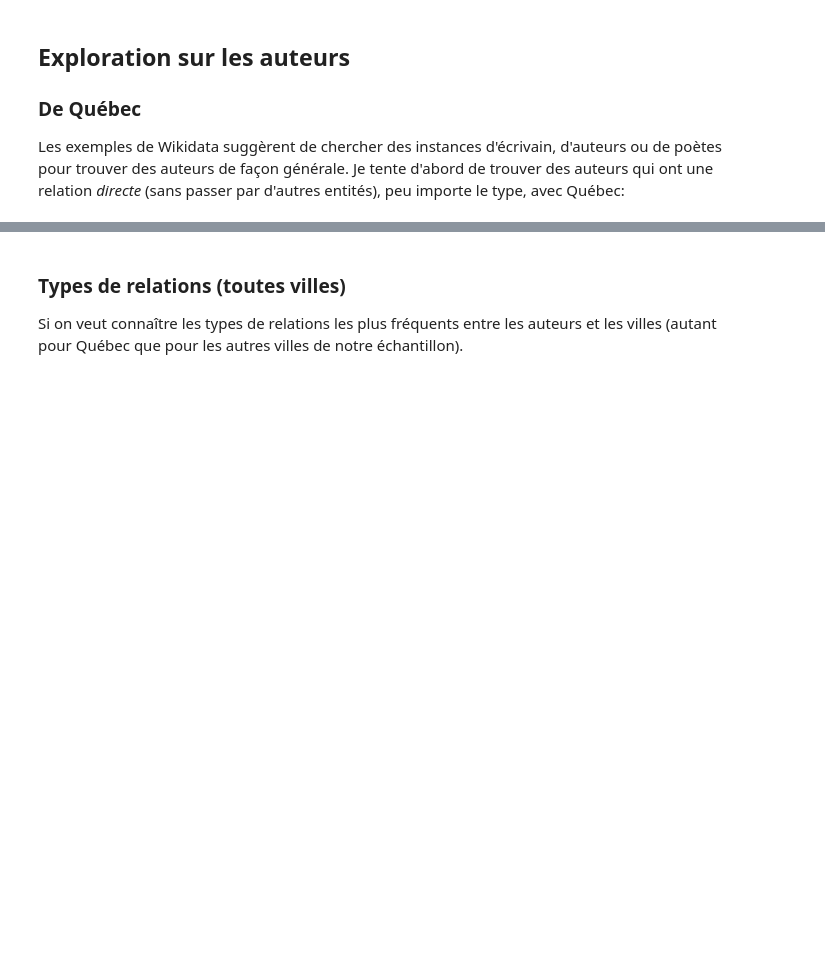
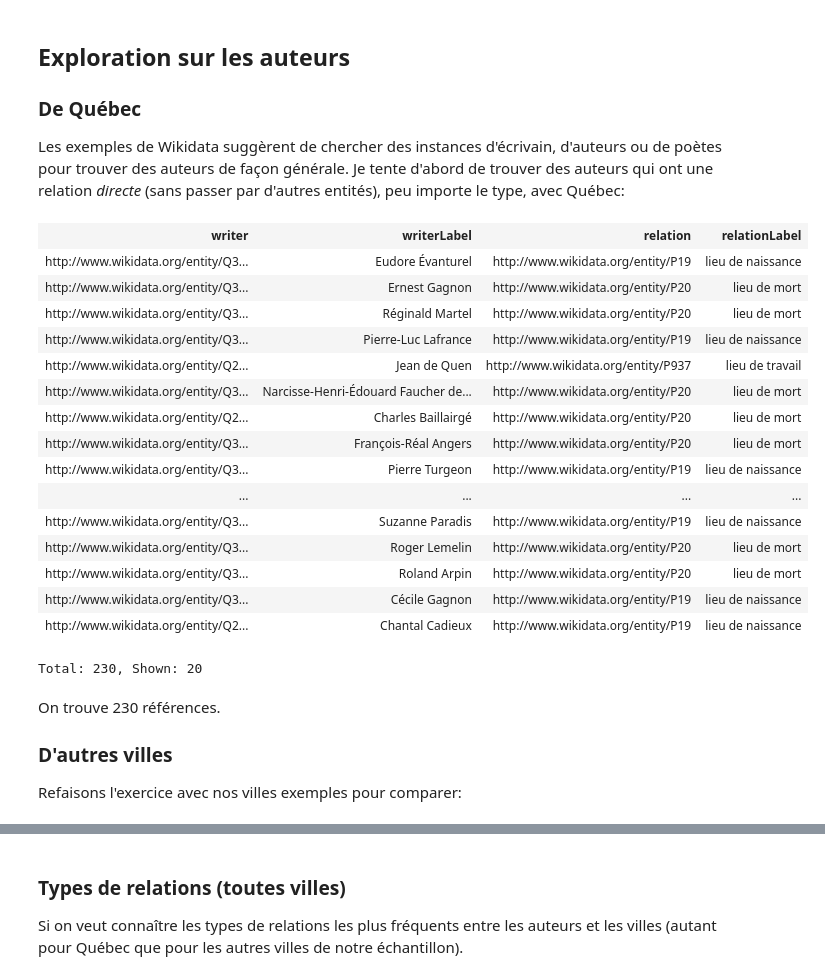
Before and after one commit to Projet-TAMIS/explo_wikidata, a Jupyter notebook: Wikidata et Québec.ipynb, the cells around one changed output, grey strips where cells are left out. Saved outputs shown, nothing was run; the diff lists cells and outputs as text; code cells hidden in the pictures; blank space fills up the shorter version.

```diff
--- a/Wikidata et Québec.ipynb
+++ b/Wikidata et Québec.ipynb
@@ -172,3 +182,37 @@ Total: 9, Shown: 9
 ### De Québec
 
 Les exemples de Wikidata suggèrent de chercher des instances d'écrivain, d'auteurs ou de poètes pour trouver des auteurs de façon générale. Je tente d'abord de trouver des auteurs qui ont une relation _directe_ (sans passer par d'autres entités), peu importe le type, avec Québec:
+# %%
+SELECT distinct ?writer ?writerLabel ?relation ?relationLabel
+WHERE
+{
+  VALUES ?occupation { wd:Q36180 wd:Q482980 wd:Q49757 }
+  ?writer ?rel wd:Q2145 .
+  ?writer wdt:P106 ?occupation .
+  SERVICE wikibase:label { bd:serviceParam wikibase:language "[AUTO_LANGUAGE],fr,en". }
+  ?relation wikibase:directClaim ?rel .
+}
+# %% [output]
+| writer | writerLabel | relation | relationLabel |
+| http://www.wikidata.org/entity/Q3... | Eudore Évanturel | http://www.wikidata.org/entity/P19 | lieu de naissance |
+| http://www.wikidata.org/entity/Q3... | Ernest Gagnon | http://www.wikidata.org/entity/P20 | lieu de mort |
+| http://www.wikidata.org/entity/Q3... | Réginald Martel | http://www.wikidata.org/entity/P20 | lieu de mort |
+| http://www.wikidata.org/entity/Q3... | Pierre-Luc Lafrance | http://www.wikidata.org/entity/P19 | lieu de naissance |
+| http://www.wikidata.org/entity/Q2... | Jean de Quen | http://www.wikidata.org/entity/P937 | lieu de travail |
+| http://www.wikidata.org/entity/Q3... | Narcisse-Henri-Édouard Faucher de... | http://www.wikidata.org/entity/P20 | lieu de mort |
+| http://www.wikidata.org/entity/Q2... | Charles Baillairgé | http://www.wikidata.org/entity/P20 | lieu de mort |
+| http://www.wikidata.org/entity/Q3... | François-Réal Angers | http://www.wikidata.org/entity/P20 | lieu de mort |
+| http://www.wikidata.org/entity/Q3... | Pierre Turgeon | http://www.wikidata.org/entity/P19 | lieu de naissance |
+| ... | ... | ... | ... |
+| http://www.wikidata.org/entity/Q3... | Suzanne Paradis | http://www.wikidata.org/entity/P19 | lieu de naissance |
+| http://www.wikidata.org/entity/Q3... | Roger Lemelin | http://www.wikidata.org/entity/P20 | lieu de mort |
+| http://www.wikidata.org/entity/Q3... | Roland Arpin | http://www.wikidata.org/entity/P20 | lieu de mort |
+| http://www.wikidata.org/entity/Q3... | Cécile Gagnon | http://www.wikidata.org/entity/P19 | lieu de naissance |
+| http://www.wikidata.org/entity/Q2... | Chantal Cadieux | http://www.wikidata.org/entity/P19 | lieu de naissance |
+Total: 230, Shown: 20
+# %% [markdown]
+On trouve 230 références.
+
+### D'autres villes
+
+Refaisons l'exercice avec nos villes exemples pour comparer:
```
Also changed, not shown: parts of 43 cells of this notebook.
